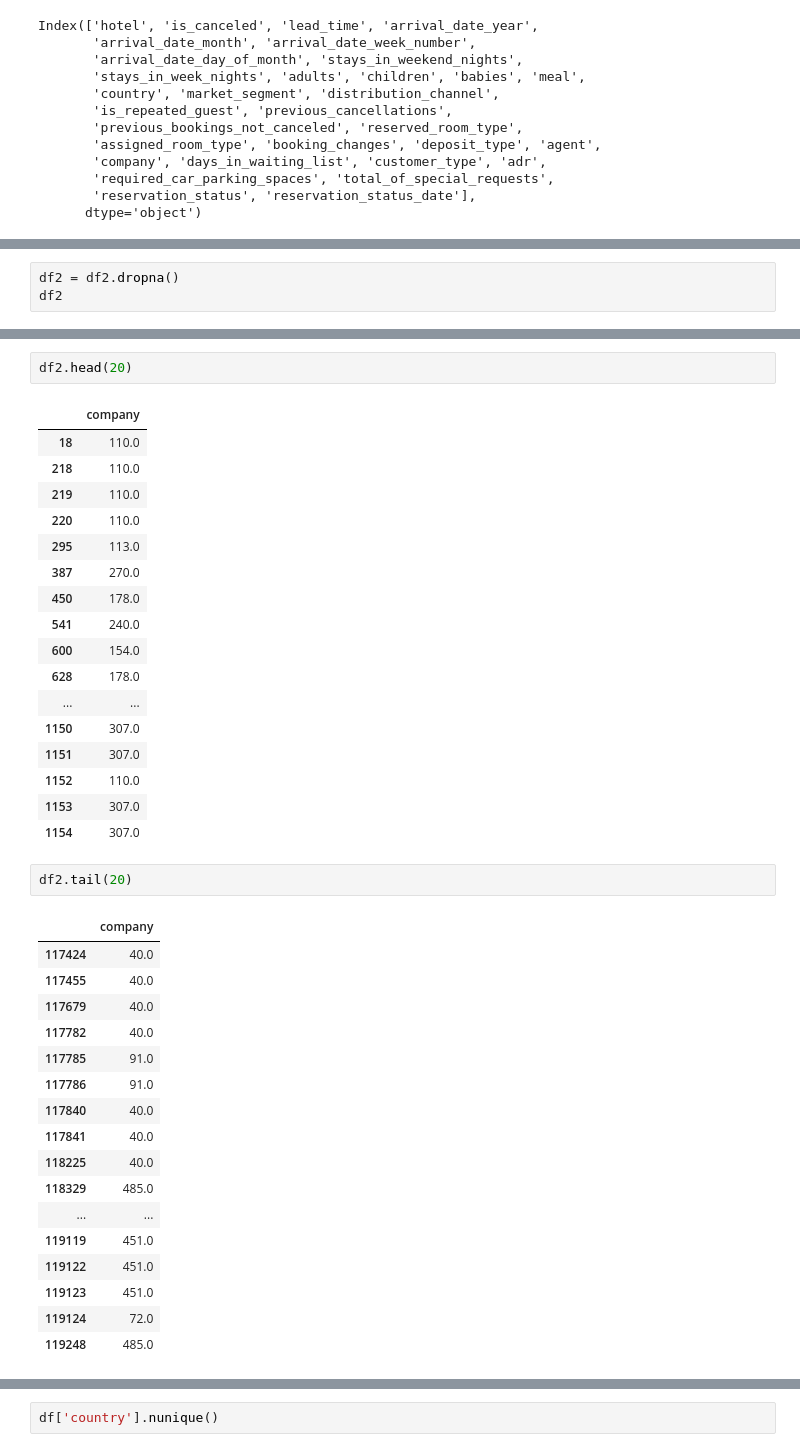
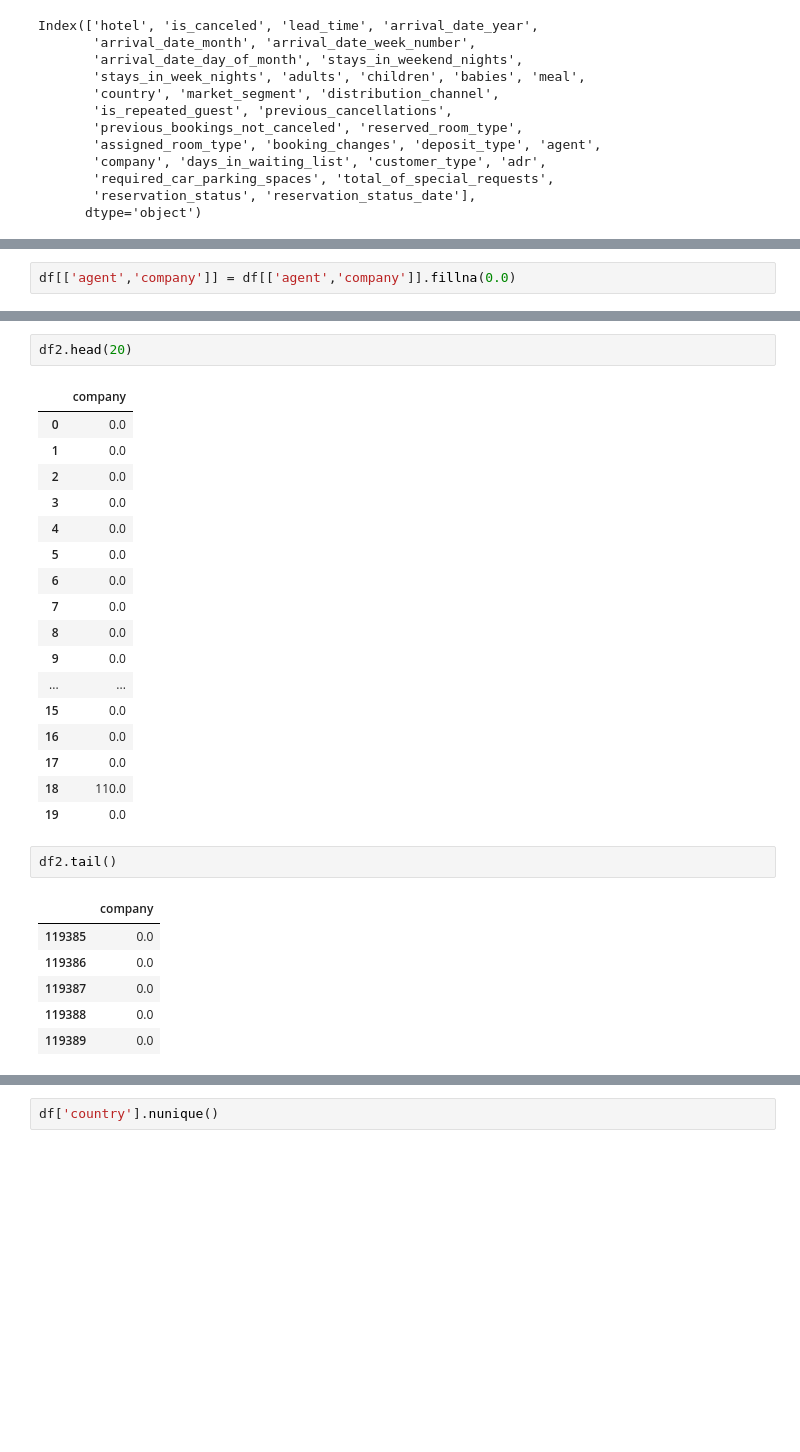
Before and after one commit to Jitesh-333/Capstone_Project, a Jupyter notebook: Hotel_Booking_Analysis_Capstone_Project.ipynb, the cells around one changed output, grey strips where cells are left out. Cells and saved outputs as stored; diff of their text form; blank space fills up the shorter version.

```diff
--- a/Hotel_Booking_Analysis_Capstone_Project.ipynb
+++ b/Hotel_Booking_Analysis_Capstone_Project.ipynb
@@ -84,3 +98,5 @@ Index(['hotel', 'is_canceled', 'lead_time', 'arrival_date_year',
+# %%
+df[['agent','company']] = df[['agent','company']].fillna(0.0)
 # %%
 df.loc[:,'company']
 # %% [output]
@@ -115,5 +131,2 @@ print(df2)
 
 [119390 rows x 1 columns]
-# %%
-df2 = df2.dropna()
-df2
@@ -135,42 +134,31 @@ df2
 df2.head(20)
 # %% [output]
 |  | company |
+| 0 | 0.0 |
+| 1 | 0.0 |
+| 2 | 0.0 |
+| 3 | 0.0 |
+| 4 | 0.0 |
+| 5 | 0.0 |
+| 6 | 0.0 |
+| 7 | 0.0 |
+| 8 | 0.0 |
+| 9 | 0.0 |
+| ... | ... |
+| 15 | 0.0 |
+| 16 | 0.0 |
+| 17 | 0.0 |
 | 18 | 110.0 |
-| 218 | 110.0 |
-| 219 | 110.0 |
-| 220 | 110.0 |
-| 295 | 113.0 |
-| 387 | 270.0 |
-| 450 | 178.0 |
-| 541 | 240.0 |
-| 600 | 154.0 |
-| 628 | 178.0 |
-| ... | ... |
-| 1150 | 307.0 |
-| 1151 | 307.0 |
-| 1152 | 110.0 |
-| 1153 | 307.0 |
-| 1154 | 307.0 |
+| 19 | 0.0 |
 # %%
-df2.tail(20)
+df2.tail()
 # %% [output]
 |  | company |
-| 117424 | 40.0 |
-| 117455 | 40.0 |
-| 117679 | 40.0 |
-| 117782 | 40.0 |
-| 117785 | 91.0 |
-| 117786 | 91.0 |
-| 117840 | 40.0 |
-| 117841 | 40.0 |
-| 118225 | 40.0 |
-| 118329 | 485.0 |
-| ... | ... |
-| 119119 | 451.0 |
-| 119122 | 451.0 |
-| 119123 | 451.0 |
-| 119124 | 72.0 |
-| 119248 | 485.0 |
+| 119385 | 0.0 |
+| 119386 | 0.0 |
+| 119387 | 0.0 |
+| 119388 | 0.0 |
+| 119389 | 0.0 |
 # %%
 df.loc[:,'agent']
 # %% [output]
```
Also changed, not shown: parts of 11 cells of this notebook.
